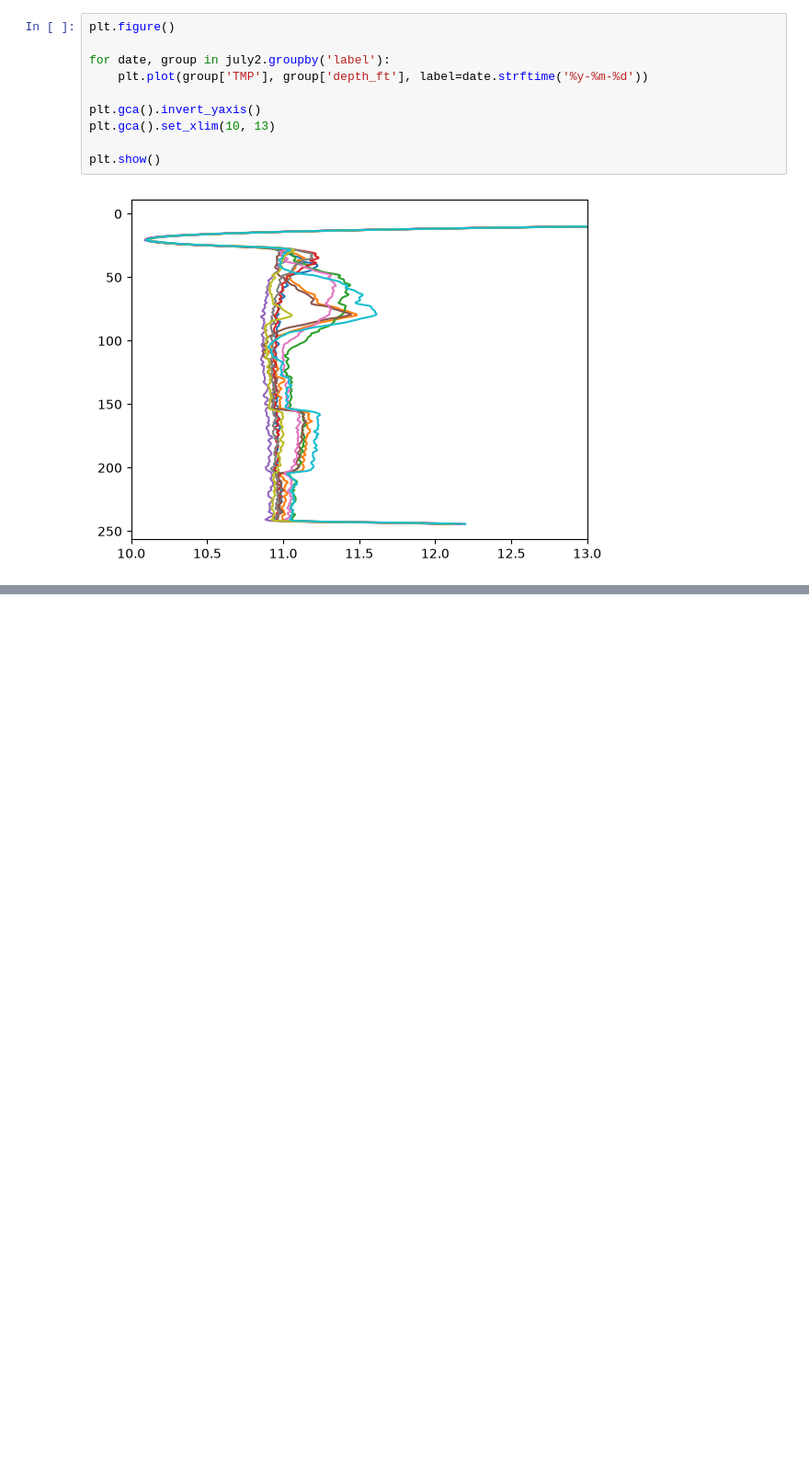
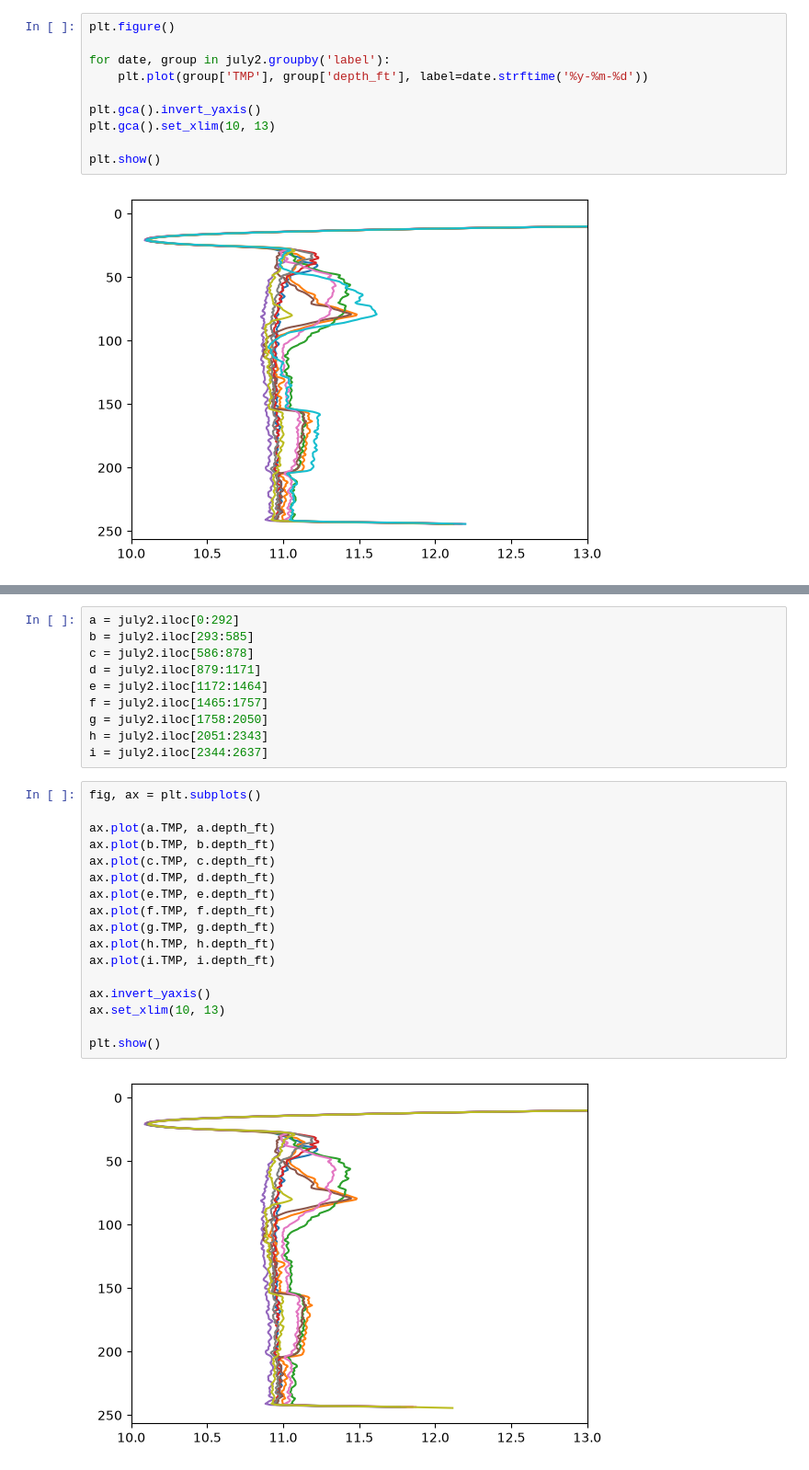
Before and after one commit to sauron-245/summer_26, a Jupyter notebook: summer 2026/ParAnimate.ipynb, the cells around one changed output, grey strips where cells are left out. Shown at 92% size. Saved outputs shown, nothing was run; the diff lists cells and outputs as text; blank space fills up the shorter version.

```diff
--- a/summer 2026/ParAnimate.ipynb
+++ b/summer 2026/ParAnimate.ipynb
@@ -61,0 +63,29 @@ plt.show()
+# %%
+a = july2.iloc[0:292]
+b = july2.iloc[293:585]
+c = july2.iloc[586:878]
+d = july2.iloc[879:1171]
+e = july2.iloc[1172:1464]
+f = july2.iloc[1465:1757]
+g = july2.iloc[1758:2050]
+h = july2.iloc[2051:2343]
+i = july2.iloc[2344:2637]
+# %%
+fig, ax = plt.subplots()
+
+ax.plot(a.TMP, a.depth_ft)
+ax.plot(b.TMP, b.depth_ft)
+ax.plot(c.TMP, c.depth_ft)
+ax.plot(d.TMP, d.depth_ft)
+ax.plot(e.TMP, e.depth_ft)
+ax.plot(f.TMP, f.depth_ft)
+ax.plot(g.TMP, g.depth_ft)
+ax.plot(h.TMP, h.depth_ft)
+ax.plot(i.TMP, i.depth_ft)
+
+ax.invert_yaxis()
+ax.set_xlim(10, 13)
+
+plt.show()
+# %% [output]
+[figure, added]
```
Also changed, not shown: parts of 2 cells of this notebook.
